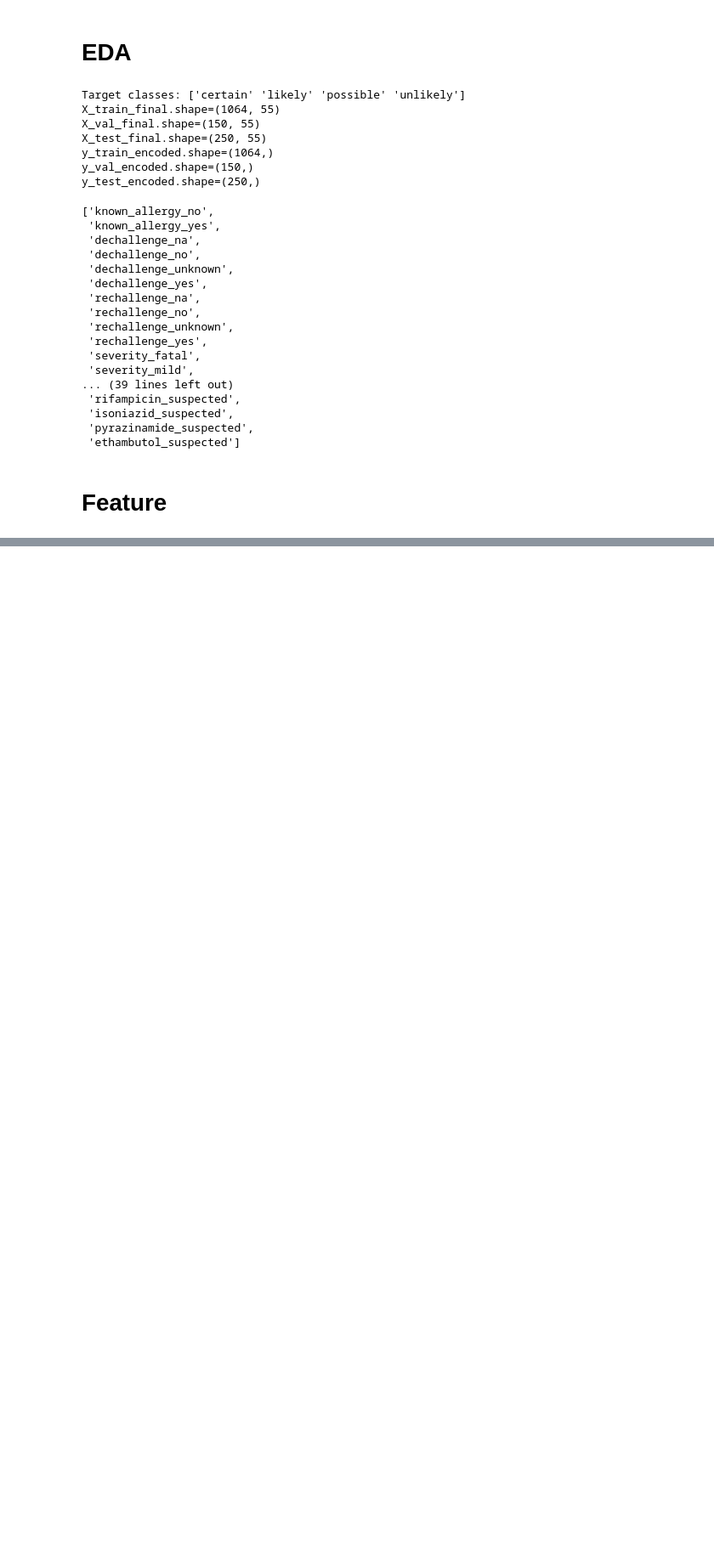
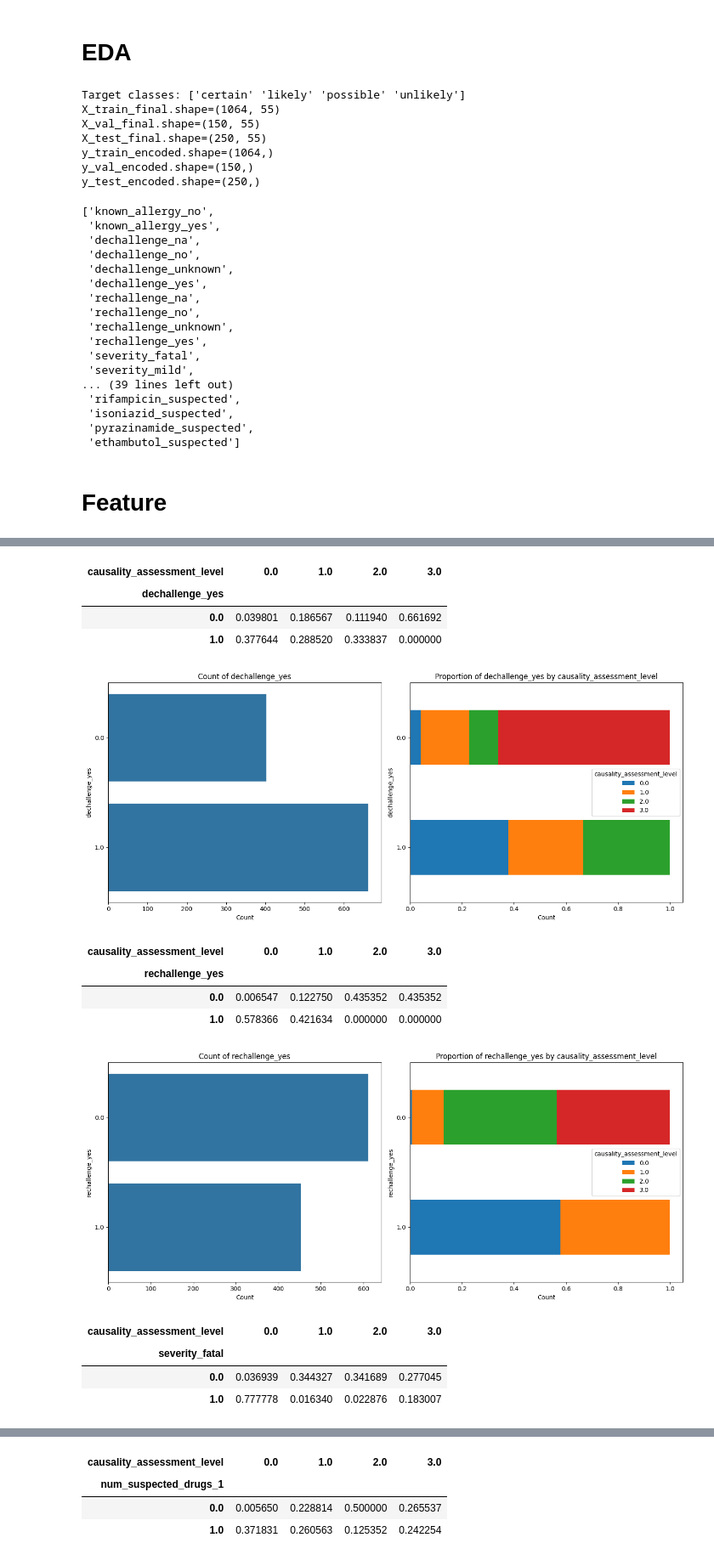
Before and after one commit to kraigochieng/4th-year-project, a Jupyter notebook: ml_model/2_model_creation.ipynb, the cells around one changed output, grey strips where cells are left out. Shown at 85% size. Drawn from its saved outputs; the diff is of its cells as text; code cells hidden in the pictures; blank space fills up the shorter version.

```diff
--- a/ml_model/2_model_creation.ipynb
+++ b/ml_model/2_model_creation.ipynb
@@ -615,0 +616,20 @@ Optimal features: ['dechallenge_yes', 'rechallenge_yes', 'severity_fatal', 'acti
+# %%
+# Filter optimal features by type
+optimal_numerical = [col for col in prediction_columns if col in numerical_columns]
+optimal_categorical_and_boolean = [
+    col for col in prediction_columns if col not in optimal_numerical
+]
+
+
+print("Numerical:", optimal_numerical)
+print("Categorical:", optimal_categorical_and_boolean)
+
+# Convert y_train_final to a DataFrame or Series with a column name
+y_train_df = pd.Series(
+    y_train_encoded, name=target_column
+)  # replace 'target_column_name' with your actual target column name
+
+# Combine features and target into one DataFrame
+df_for_final_eda = pd.concat(
+    [X_train_final.reset_index(drop=True), y_train_df.reset_index(drop=True)], axis=1
+)
@@ -615,0 +639,21 @@ Optimal features: ['dechallenge_yes', 'rechallenge_yes', 'severity_fatal', 'acti
+# %%
+categorical_eda(
+    df=df_for_final_eda,
+    columns=optimal_categorical_and_boolean,
+    target_column=target_column,
+)
+# %% [output]
+| causality_assessment_level | 0.0 | 1.0 | 2.0 | 3.0 |
+| dechallenge_yes |  |  |  |  |
+| 0.0 | 0.039801 | 0.186567 | 0.111940 | 0.661692 |
+| 1.0 | 0.377644 | 0.288520 | 0.333837 | 0.000000 |
+[figure, added]
+| causality_assessment_level | 0.0 | 1.0 | 2.0 | 3.0 |
+| rechallenge_yes |  |  |  |  |
+| 0.0 | 0.006547 | 0.122750 | 0.435352 | 0.435352 |
+| 1.0 | 0.578366 | 0.421634 | 0.000000 | 0.000000 |
+[figure, added]
+| causality_assessment_level | 0.0 | 1.0 | 2.0 | 3.0 |
+| severity_fatal |  |  |  |  |
+| 0.0 | 0.036939 | 0.344327 | 0.341689 | 0.277045 |
+| 1.0 | 0.777778 | 0.016340 | 0.022876 | 0.183007 |
@@ -615,0 +661,4 @@ Optimal features: ['dechallenge_yes', 'rechallenge_yes', 'severity_fatal', 'acti
+| causality_assessment_level | 0.0 | 1.0 | 2.0 | 3.0 |
+| num_suspected_drugs_1 |  |  |  |  |
+| 0.0 | 0.005650 | 0.228814 | 0.500000 | 0.265537 |
+| 1.0 | 0.371831 | 0.260563 | 0.125352 | 0.242254 |
```
Also changed, not shown: parts of 8 cells of this notebook, 12 other files.
